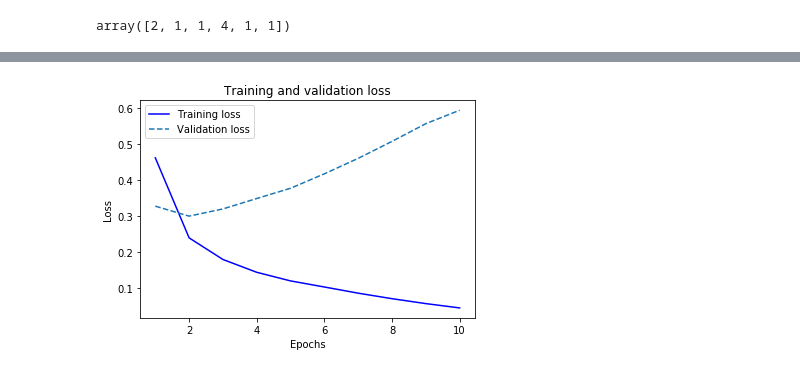
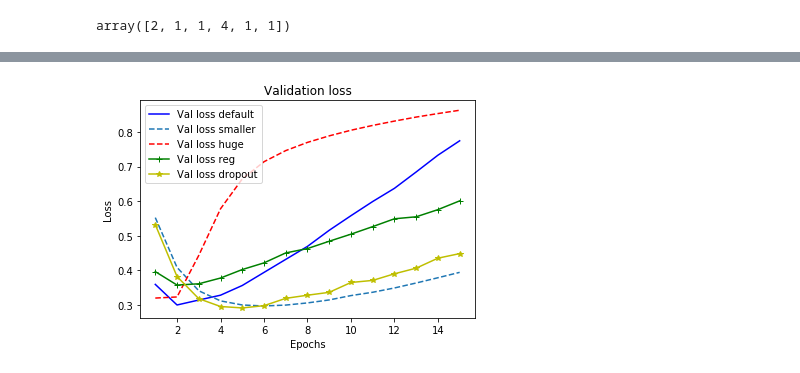
Before and after one commit to ancamarginean/IntroDeepLearning, a Jupyter notebook: d2/Overfitting and underfitting. ML process.ipynb, the cells around one changed output, grey strips where cells are left out. Saved outputs shown, nothing was run; the diff lists cells and outputs as text; code cells hidden in the pictures.

```diff
--- a/d2/Overfitting and underfitting. ML process.ipynb
+++ b/d2/Overfitting and underfitting. ML process.ipynb
@@ -115,7 +123,7 @@ model.compile(optimizer='adam',
               loss=tf.keras.losses.BinaryCrossentropy(),
               metrics=['accuracy'])
 name='default'
-history= model.fit(x_train, y_train, epochs=20, batch_size=512,
+history= model.fit(x_train, y_train, epochs=15, batch_size=512,
                     validation_data=(x_test, y_test),
                    callbacks=[tf.keras.callbacks.TensorBoard(logdir/name)])
 # %% [output]
@@ -167,0 +357,17 @@ hist.tail()
+# %%
+#dropout
+
+model = keras.Sequential([
+    keras.layers.Dense(16, activation='relu'),
+    keras.layers.Dropout(0.5),
+    keras.layers.Dense(16, activation='relu'),
+    keras.layers.Dropout(0.5),
+    keras.layers.Dense(1, activation='sigmoid')
+])
+model.compile(optimizer='adam',
+              loss=tf.keras.losses.BinaryCrossentropy(),
+              metrics=['accuracy'])
+name='dropout'
+dropout_history= model.fit(x_train, y_train, epochs=15, batch_size=512,
+                    validation_data=(x_test, y_test),
+                   callbacks=[tf.keras.callbacks.TensorBoard(logdir/name)])
@@ -168,21 +396,22 @@ hist.tail()
 # %%
+loss_default = history.history['val_loss']
+loss_small = smaller_history.history['val_loss']
+loss_huge = huge_history.history['val_loss']
 
-import matplotlib.pyplot as plt
+loss_reg = reg_history.history['val_loss']
+loss_drop = dropout_history.history['val_loss']
+epochs = range(1, len(loss_default) + 1)
 
-loss = history.history['loss']
-acc = history.history['accuracy']
-val_loss = history.history['val_loss']
-val_acc = history.history['val_accuracy']
-
-epochs = range(1, len(acc) + 1)
-
-plt.plot(epochs, loss, 'b', label='Training loss')
-plt.plot(epochs, val_loss, '--', label='Validation loss')
-plt.title('Training and validation loss')
+plt.plot(epochs, loss_default, 'b', label='Val loss default')
+plt.plot(epochs, loss_small, '--', label='Val loss smaller')
+plt.plot(epochs, loss_huge, 'r--', label='Val loss huge')
+plt.plot(epochs, loss_reg, 'g-+', label='Val loss reg')
+plt.plot(epochs, loss_drop, 'y-*', label='Val loss dropout')
+plt.title('Validation loss')
 plt.xlabel('Epochs')
 plt.ylabel('Loss')
 plt.legend()
 
 plt.show()
 # %% [output]
-[figure, old version]
+[figure, new version]
```
Also changed, not shown: parts of 45 cells of this notebook.
